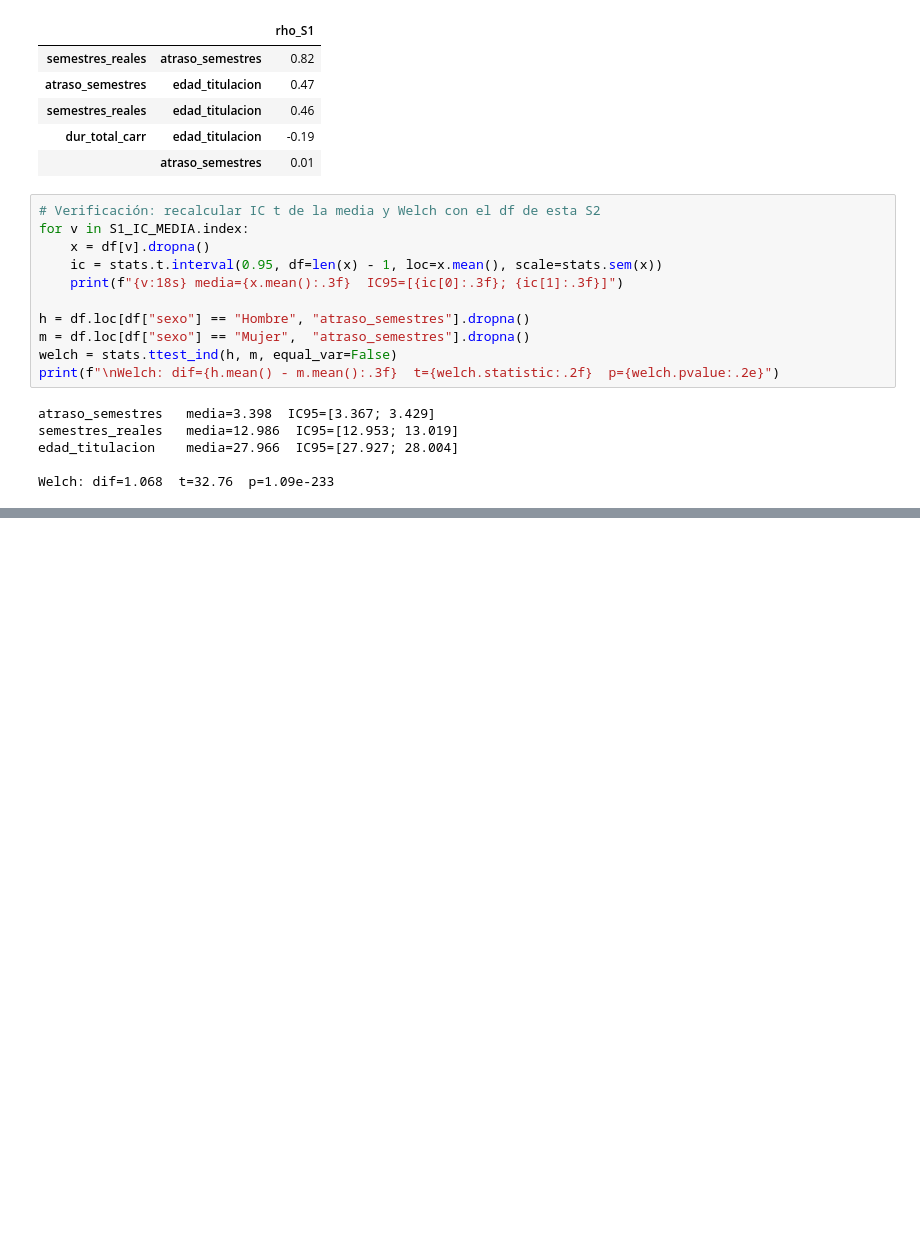
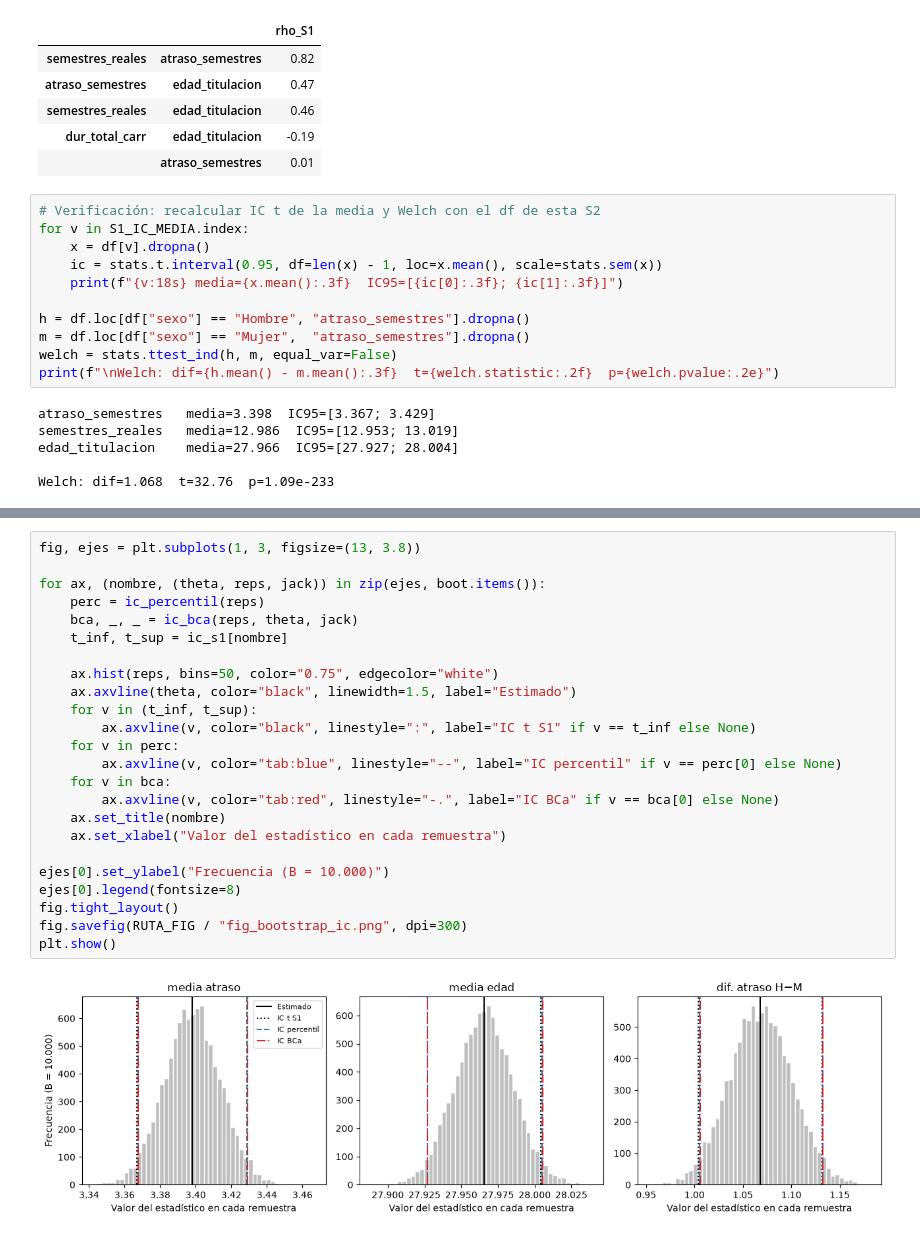
Before and after one commit to Feroroman/sumativa1-f2-mcdi501, a Jupyter notebook: S2/notebooks/Sumativa2_F3_Titulados.ipynb, the cells around one changed output, grey strips where cells are left out. Cells and saved outputs as stored; diff of their text form; blank space fills up the shorter version.

```diff
--- a/S2/notebooks/Sumativa2_F3_Titulados.ipynb
+++ b/S2/notebooks/Sumativa2_F3_Titulados.ipynb
@@ -150,0 +232,26 @@ Welch: dif=1.068  t=32.76  p=1.09e-233
+# %%
+fig, ejes = plt.subplots(1, 3, figsize=(13, 3.8))
+
+for ax, (nombre, (theta, reps, jack)) in zip(ejes, boot.items()):
+    perc = ic_percentil(reps)
+    bca, _, _ = ic_bca(reps, theta, jack)
+    t_inf, t_sup = ic_s1[nombre]
+
+    ax.hist(reps, bins=50, color="0.75", edgecolor="white")
+    ax.axvline(theta, color="black", linewidth=1.5, label="Estimado")
+    for v in (t_inf, t_sup):
+        ax.axvline(v, color="black", linestyle=":", label="IC t S1" if v == t_inf else None)
+    for v in perc:
+        ax.axvline(v, color="tab:blue", linestyle="--", label="IC percentil" if v == perc[0] else None)
+    for v in bca:
+        ax.axvline(v, color="tab:red", linestyle="-.", label="IC BCa" if v == bca[0] else None)
+    ax.set_title(nombre)
+    ax.set_xlabel("Valor del estadístico en cada remuestra")
+
+ejes[0].set_ylabel("Frecuencia (B = 10.000)")
+ejes[0].legend(fontsize=8)
+fig.tight_layout()
+fig.savefig(RUTA_FIG / "fig_bootstrap_ic.png", dpi=300)
+plt.show()
+# %% [output]
+[figure, added]
```
Also changed, not shown: parts of 4 cells of this notebook.
